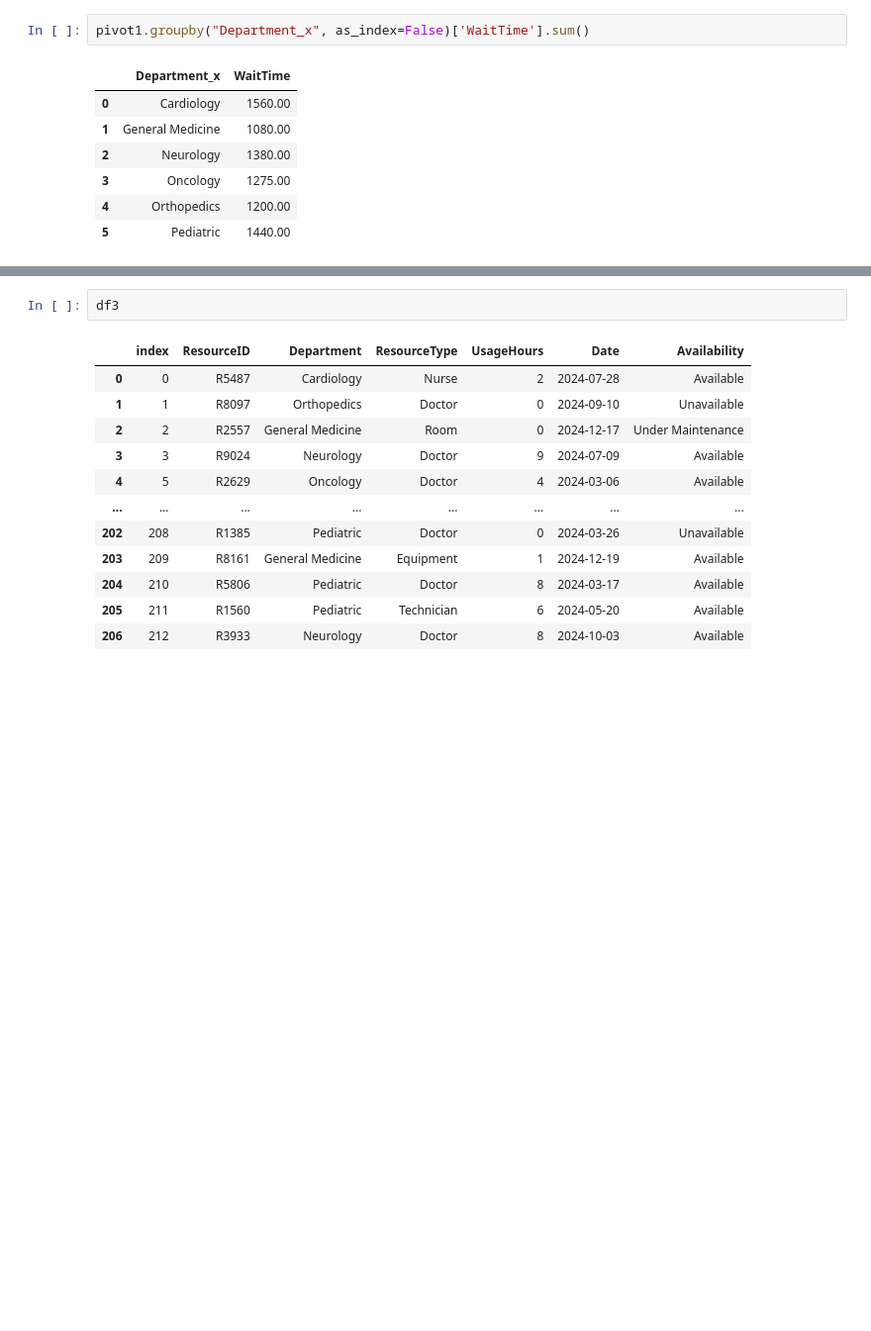
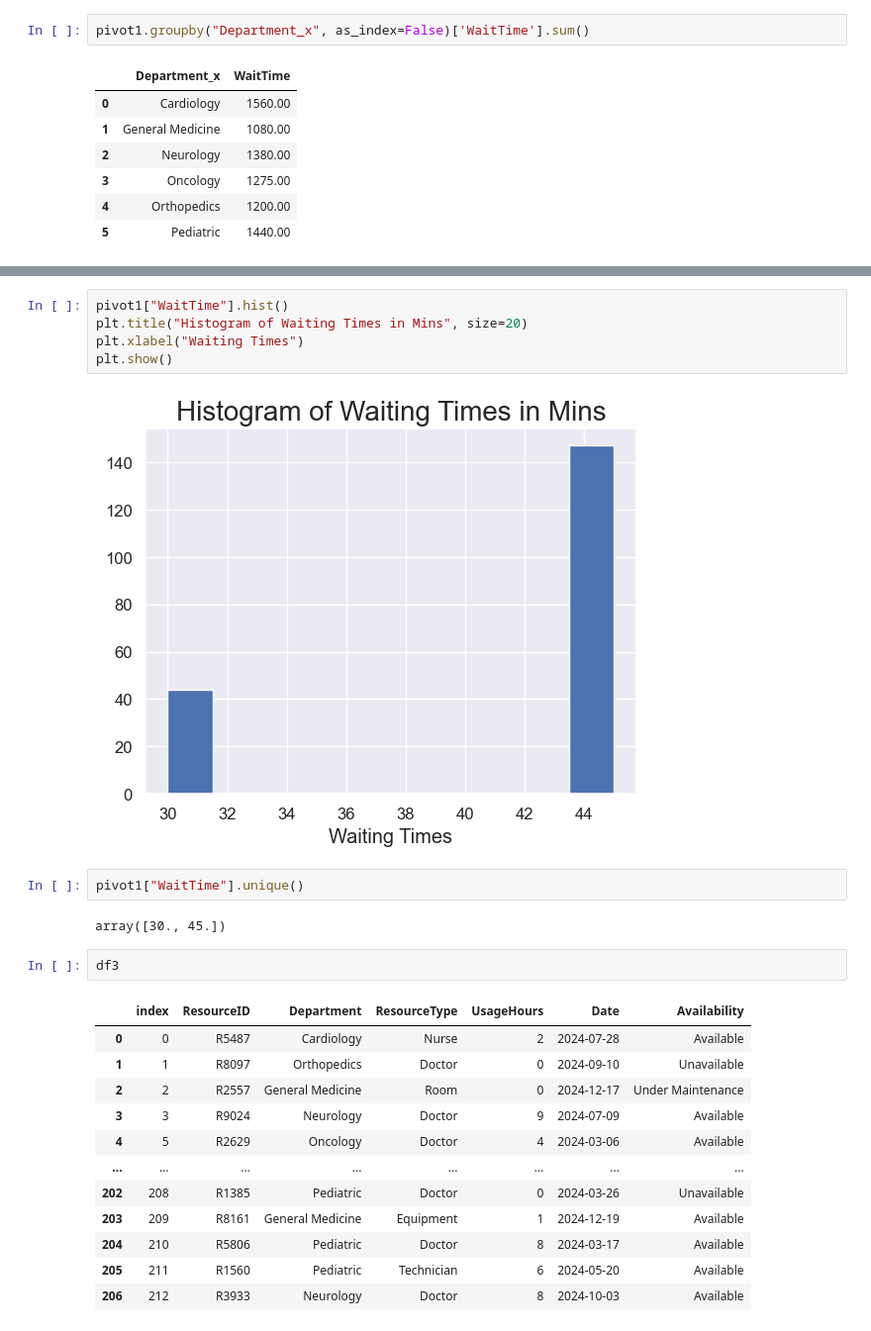
Before and after one commit to dennislamcv1/IBMBA, a Jupyter notebook: Capstone/Data Preparation.ipynb, the cells around one changed output, grey strips where cells are left out. Shown at 99% size. Drawn from its saved outputs; the diff is of its cells as text; blank space fills up the shorter version.

```diff
--- a/Capstone/Data Preparation.ipynb
+++ b/Capstone/Data Preparation.ipynb
@@ -389,3 +468,14 @@ pivot1.groupby("Department_x", as_index=False)['WaitTime'].sum()
+# %%
+pivot1["WaitTime"].hist()
+plt.title("Histogram of Waiting Times in Mins", size=20)
+plt.xlabel("Waiting Times")
+plt.show()
+# %% [output]
+[figure, added]
+# %%
+pivot1["WaitTime"].unique()
+# %% [output]
+array([30., 45.])
 # %%
 df3
 # %% [output]
```
Also changed, not shown: parts of 15 cells of this notebook, 15 other files.
